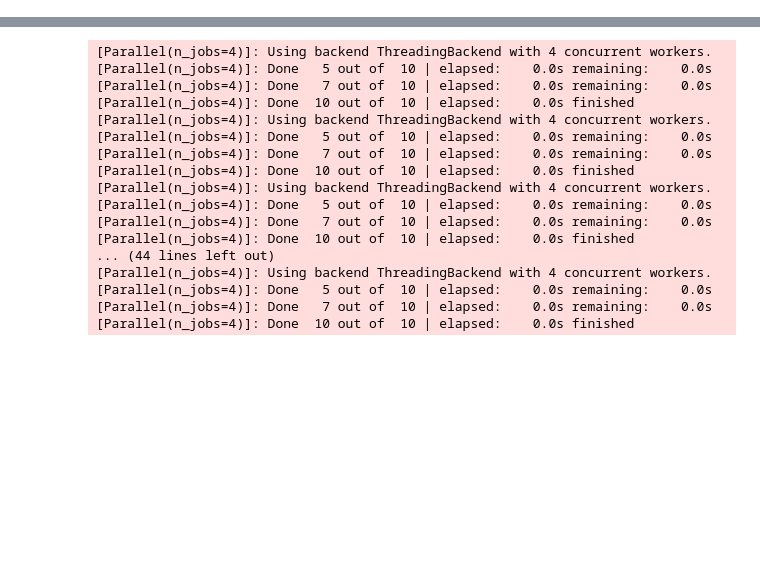
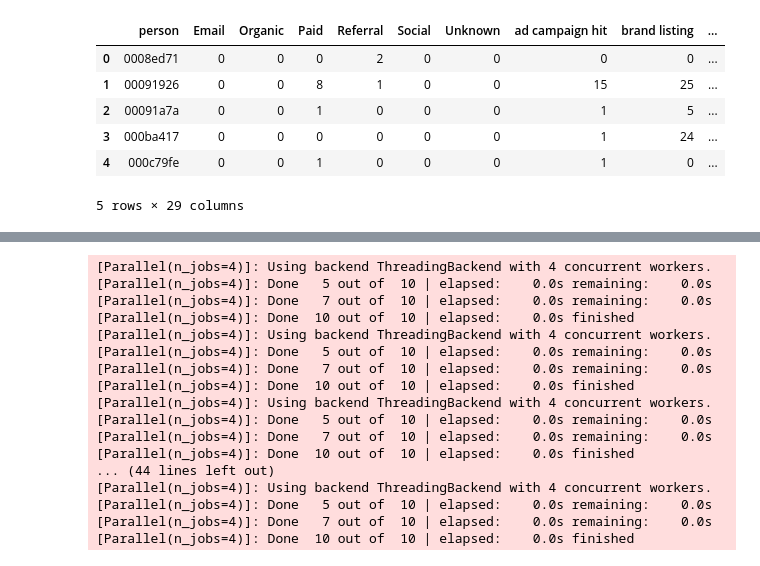
Before and after one commit to camilaserra5/tp2_machine_learning, a Jupyter notebook: modelos/Adaboost.ipynb, the cells around one changed output, grey strips where cells are left out. Drawn from its saved outputs; the diff is of its cells as text; code cells hidden in the pictures; blank space fills up the shorter version.

```diff
--- a/modelos/Adaboost.ipynb
+++ b/modelos/Adaboost.ipynb
@@ -14,3 +14,13 @@ events_data = pd.read_csv("data_set.csv", low_memory = False)
+# %%
+events_data.head()
+# %% [output]
+|  | person | Email | Organic | Paid | Referral | Social | Unknown | ad campaign hit | brand listing | ... |
+| 0 | 0008ed71 | 0 | 0 | 0 | 2 | 0 | 0 | 0 | 0 | ... |
+| 1 | 00091926 | 0 | 0 | 8 | 1 | 0 | 0 | 15 | 25 | ... |
+| 2 | 00091a7a | 0 | 0 | 1 | 0 | 0 | 0 | 1 | 5 | ... |
+| 3 | 000ba417 | 0 | 0 | 0 | 0 | 0 | 0 | 1 | 24 | ... |
+| 4 | 000c79fe | 0 | 0 | 1 | 0 | 0 | 0 | 1 | 0 | ... |
+5 rows × 29 columns
 # %%
 set_entrenamiento = pd.merge(events_data, training_labels, on ='person', how = 'right')
 set_entrenamiento = set_entrenamiento.drop(columns = ['person'])
```
Also changed, not shown: parts of 8 cells of this notebook, 6 other files.
